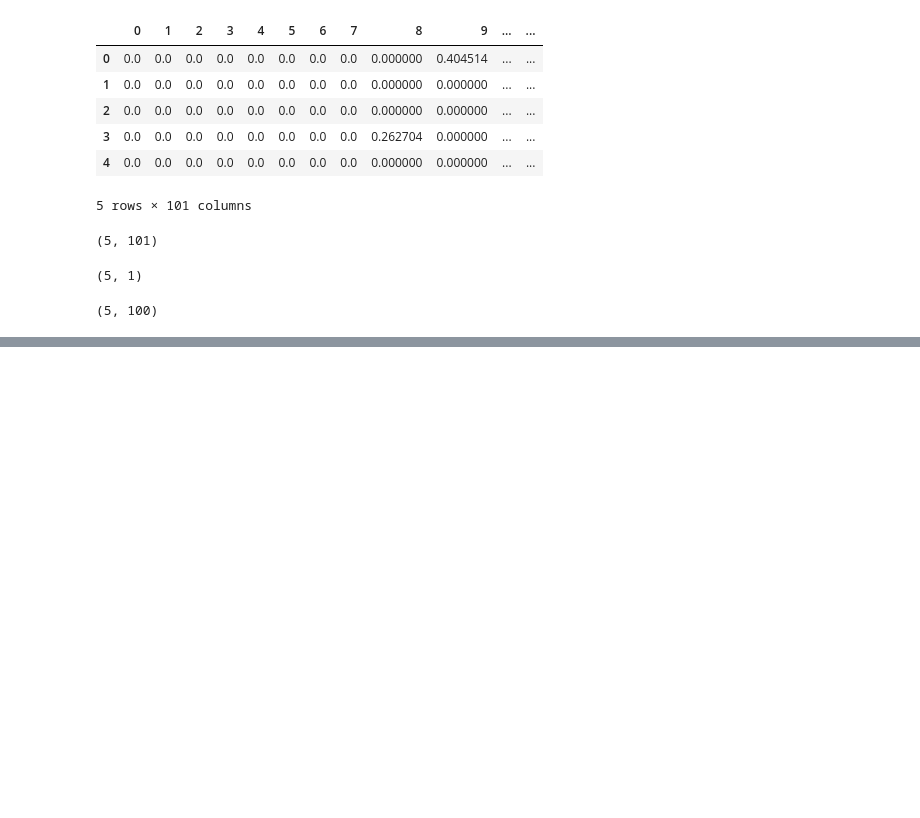
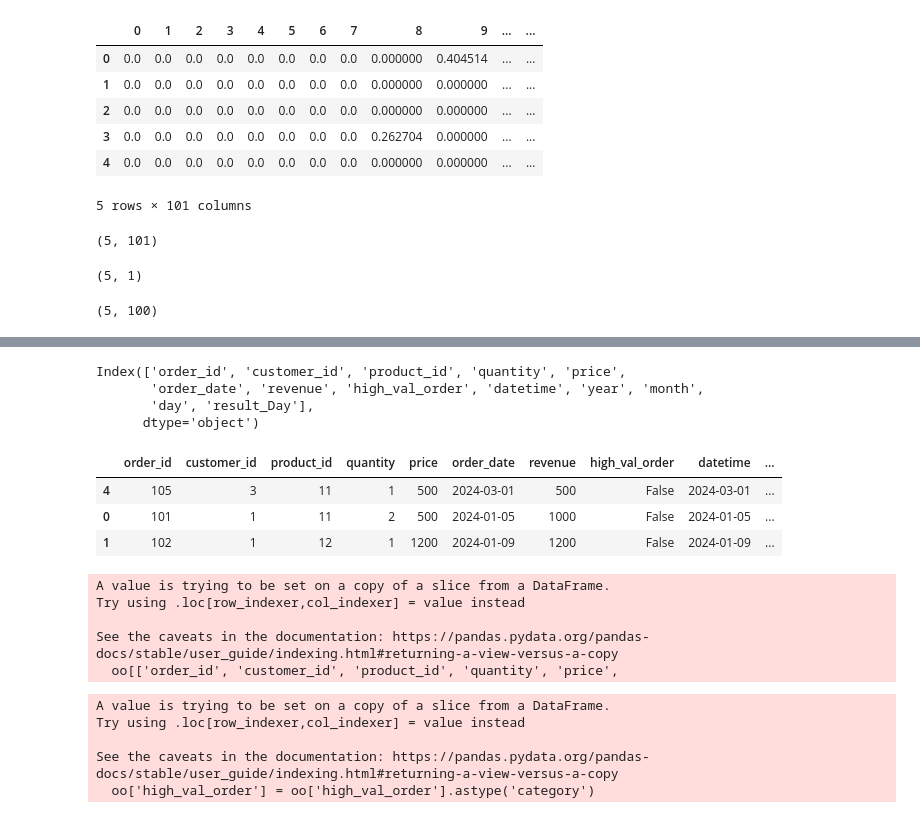
Before and after one commit to gangotrinvents/ML_Ops-ML_Pipeline, a Jupyter notebook: Experiment/Notebook1.ipynb, the cells around one changed output, grey strips where cells are left out. Saved outputs shown, nothing was run; the diff lists cells and outputs as text; code cells hidden in the pictures; blank space fills up the shorter version.

```diff
--- a/Experiment/Notebook1.ipynb
+++ b/Experiment/Notebook1.ipynb
@@ -544,0 +636,5 @@ a.iloc[:,:-1].values.shape
+# %%
+oo['datetime'] = pd.to_datetime(oo['order_date'])
+oo['year'] = oo['datetime'].dt.year
+oo['month'] = oo['datetime'].dt.month
+oo['day'] = oo['datetime'].dt.day
@@ -544,0 +664,2 @@ a.iloc[:,:-1].values.shape
+# %%
+oo['result_Day'] = (pd.to_datetime('2024-03-15') - oo['datetime']).dt.days
@@ -544,0 +702,33 @@ a.iloc[:,:-1].values.shape
+# %%
+oo.columns
+# %% [output]
+Index(['order_id', 'customer_id', 'product_id', 'quantity', 'price',
+       'order_date', 'revenue', 'high_val_order', 'datetime', 'year', 'month',
+       'day', 'result_Day'],
+      dtype='object')
+# %%
+oo.head()
+# %% [output]
+|  | order_id | customer_id | product_id | quantity | price | order_date | revenue | high_val_order | datetime | ... |
+| 4 | 105 | 3 | 11 | 1 | 500 | 2024-03-01 | 500 | False | 2024-03-01 | ... |
+| 0 | 101 | 1 | 11 | 2 | 500 | 2024-01-05 | 1000 | False | 2024-01-05 | ... |
+| 1 | 102 | 1 | 12 | 1 | 1200 | 2024-01-09 | 1200 | False | 2024-01-09 | ... |
+# %%
+oo[['order_id', 'customer_id', 'product_id', 'quantity', 'price',
+       'revenue','result_Day']] = oo[['order_id', 'customer_id', 'product_id', 'quantity', 'price',
+       'revenue','result_Day']].astype('int32')
+oo['high_val_order'] = oo['high_val_order'].astype('category')
+# %% [output]
+A value is trying to be set on a copy of a slice from a DataFrame.
+Try using .loc[row_indexer,col_indexer] = value instead
+
+See the caveats in the documentation: https://pandas.pydata.org/pandas-docs/stable/user_guide/indexing.html#returning-a-view-versus-a-copy
+  oo[['order_id', 'customer_id', 'product_id', 'quantity', 'price',
+# %%
+oo['high_val_order'] = oo['high_val_order'].astype('category')
+# %% [output]
+A value is trying to be set on a copy of a slice from a DataFrame.
+Try using .loc[row_indexer,col_indexer] = value instead
+
+See the caveats in the documentation: https://pandas.pydata.org/pandas-docs/stable/user_guide/indexing.html#returning-a-view-versus-a-copy
+  oo['high_val_order'] = oo['high_val_order'].astype('category')
```
Also changed, not shown: parts of 72 cells of this notebook, 19 other files.
